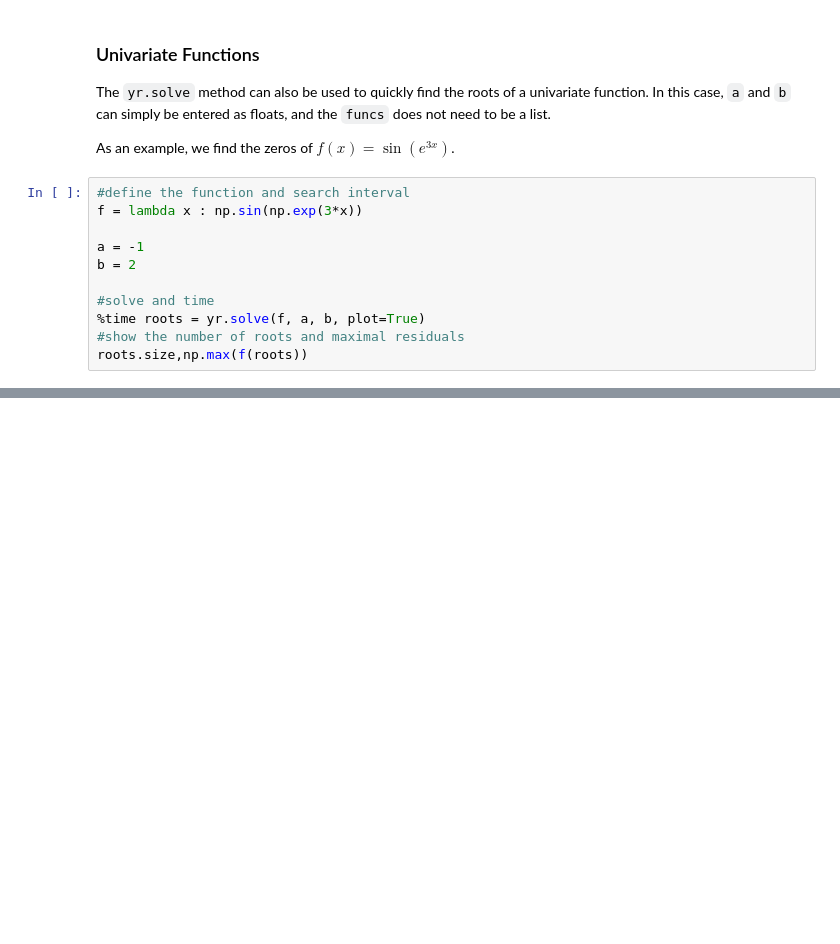
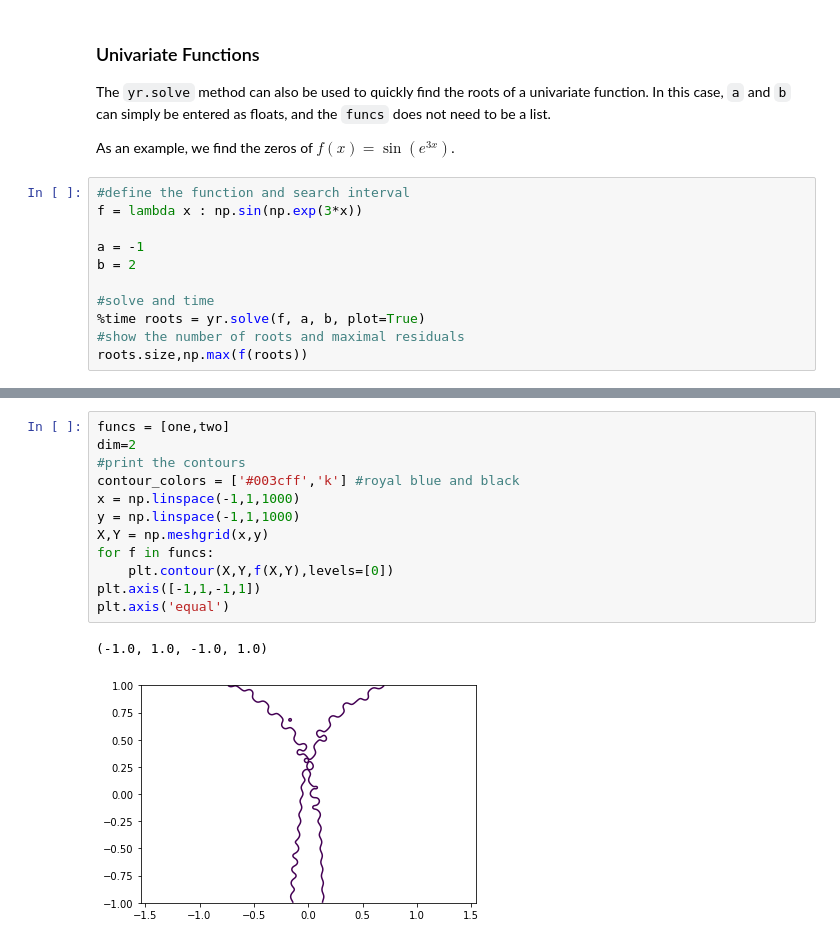
Before and after one commit to tylerjarvis/RootFinding, a Jupyter notebook: DemoNotebook.ipynb, the cells around one changed output, grey strips where cells are left out. Drawn from its saved outputs; the diff is of its cells as text; blank space fills up the shorter version.

```diff
--- a/DemoNotebook.ipynb
+++ b/DemoNotebook.ipynb
@@ -538,2 +438,17 @@ def two(x,y):
+# %%
+funcs = [one,two]
+dim=2
+#print the contours
+contour_colors = ['#003cff','k'] #royal blue and black
+x = np.linspace(-1,1,1000)
+y = np.linspace(-1,1,1000)
+X,Y = np.meshgrid(x,y)
+for f in funcs:
+    plt.contour(X,Y,f(X,Y),levels=[0])
+plt.axis([-1,1,-1,1])
+plt.axis('equal')
+# %% [output]
+(-1.0, 1.0, -1.0, 1.0)
+[figure, added]
 # %%
 yr.solve([one,two],-np.ones(2),np.ones(2),plot=True,plot_intervals=True)
```
Also changed, not shown: parts of 37 cells of this notebook, 6 other files.
